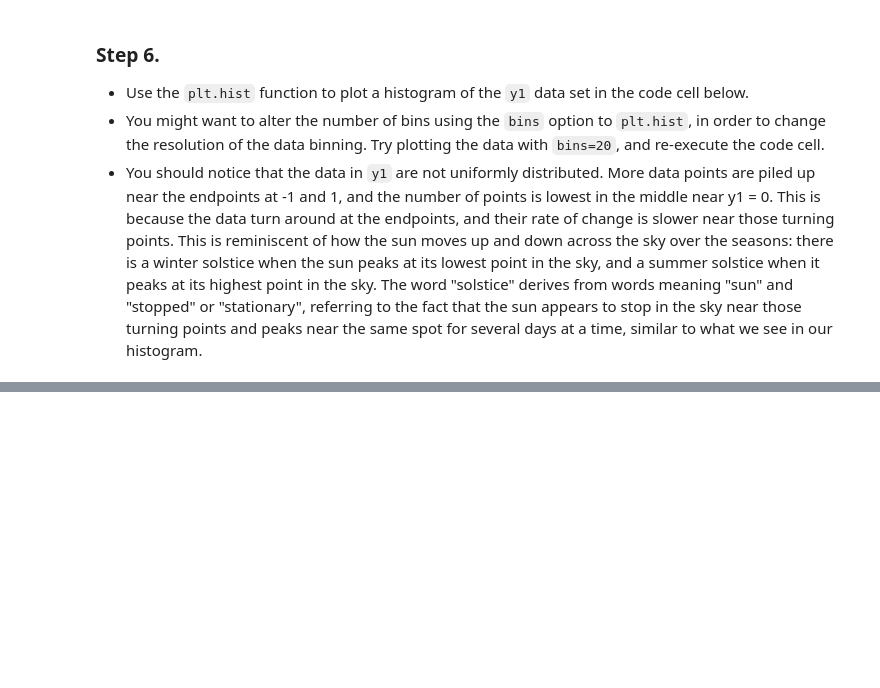
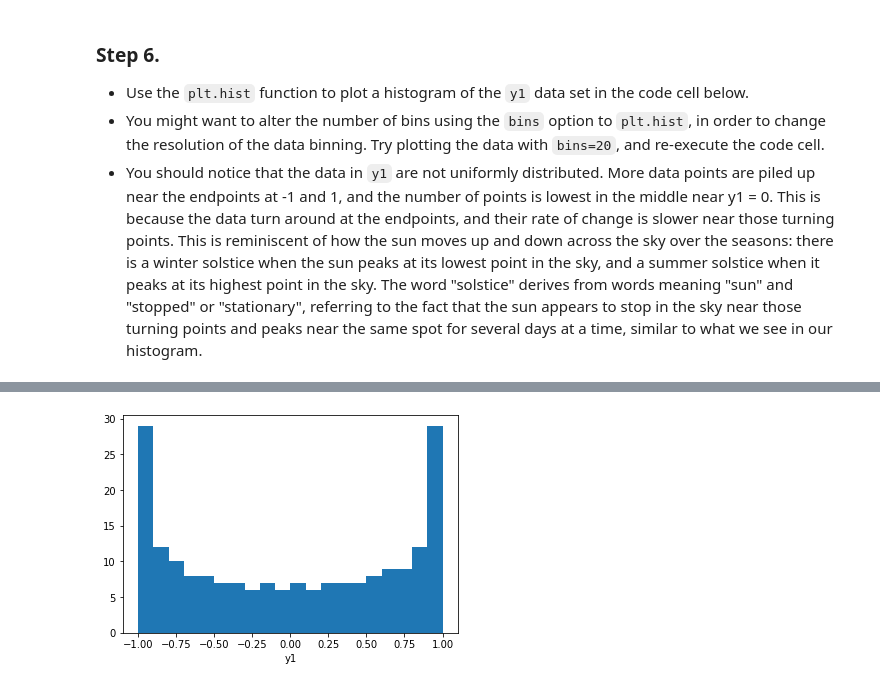
Before and after one commit to StarPerfect/Cornell, a Jupyter notebook: Matplotlib.ipynb, the cells around one changed output, grey strips where cells are left out. Saved outputs shown, nothing was run; the diff lists cells and outputs as text; code cells hidden in the pictures; blank space fills up the shorter version.

```diff
--- a/Matplotlib.ipynb
+++ b/Matplotlib.ipynb
@@ -108,3 +115,8 @@ This cell is worth 30% of the grade for this assignment. <i>Note: a self-check w
 Your plot should look like this: <br><img src="matplotlibstep6.png" width=400 height=400  align="left"/>
 # %%
 # YOUR CODE HERE
+
+plt.hist(y1, bins=20)
+plt.xlabel('y1');
+# %% [output]
+[figure, added]
```
Also changed, not shown: parts of 1 cell of this notebook.
